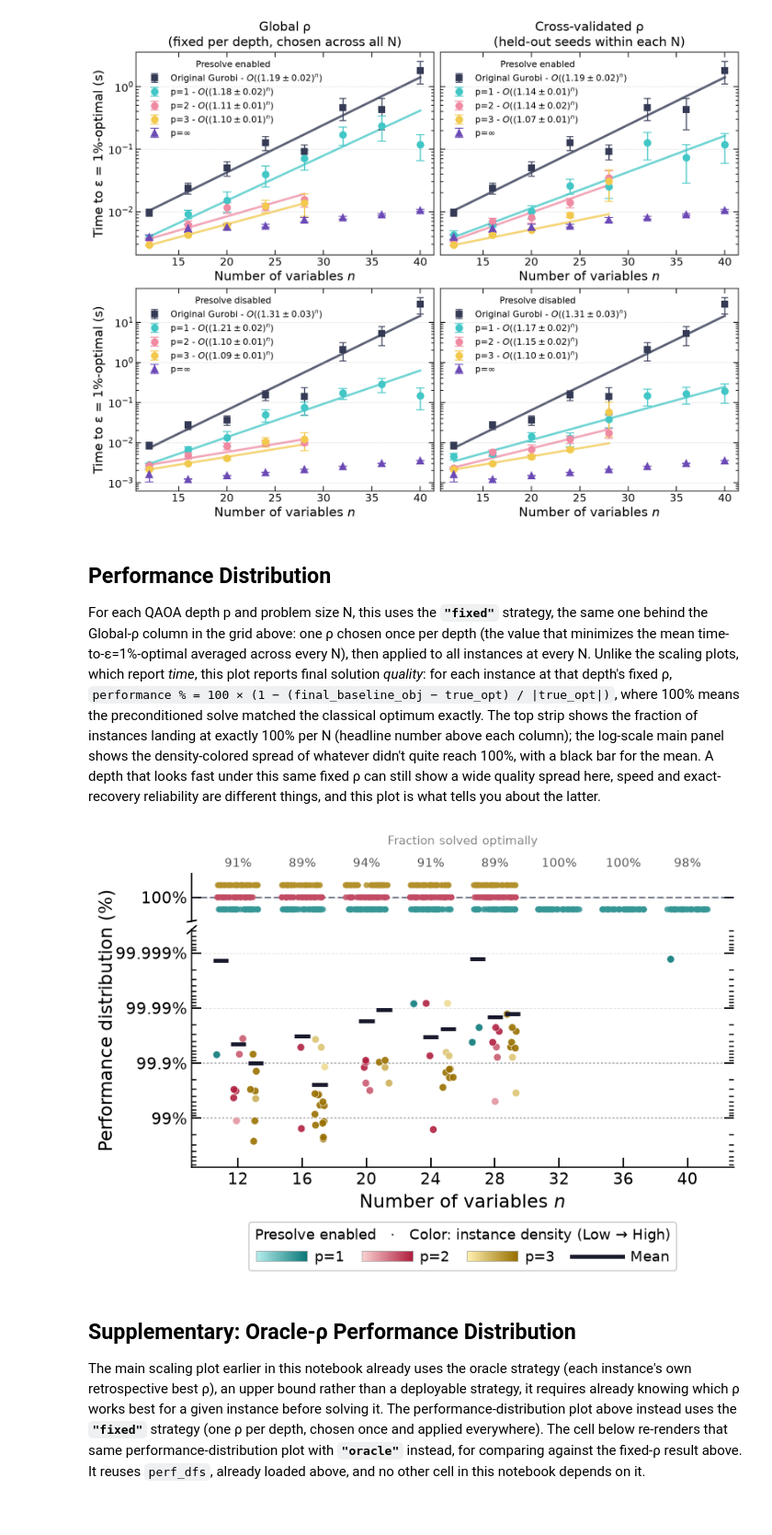
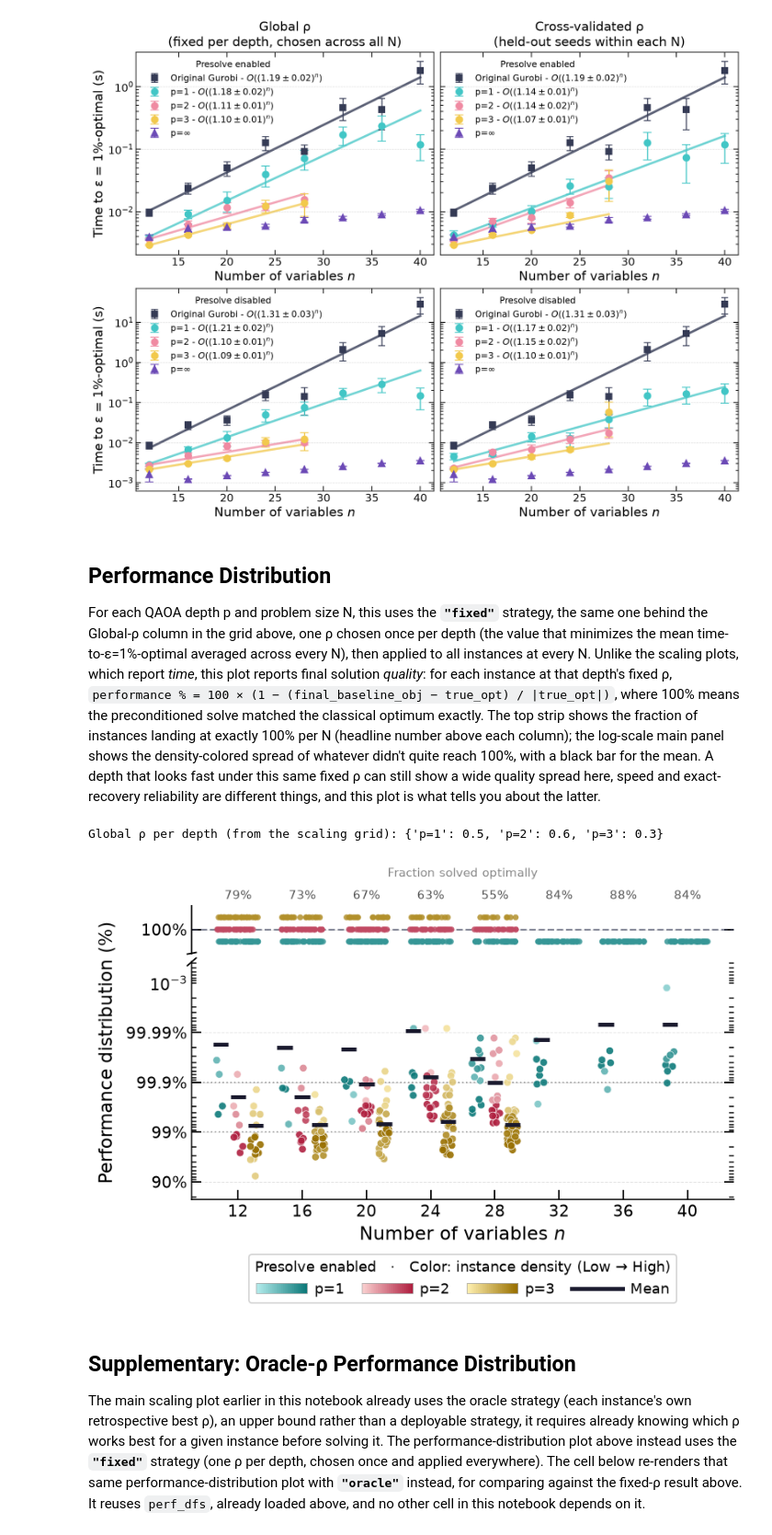
Before and after one commit to SECQUOIA/Quantum_Preconditioning_Constrained_Optimization, a Jupyter notebook: notebooks/analysis.ipynb, the cells around one changed output. Shown at 92% size. Saved outputs shown, nothing was run; the diff lists cells and outputs as text; code cells hidden in the pictures.

```diff
--- a/notebooks/analysis.ipynb
+++ b/notebooks/analysis.ipynb
@@ -32,6 +32,7 @@ qutils = importlib.reload(qutils)
 
 PlotConfig = qutils.PlotConfig
 apply_plot_style = qutils.apply_plot_style
+compute_fixed_rho_by_depth = qutils.compute_fixed_rho_by_depth
 compute_hit_time_plot_limits = qutils.compute_hit_time_plot_limits
 load_family_comparison_data = qutils.load_family_comparison_data
 load_family_comparison_trajectory_data = qutils.load_family_comparison_trajectory_data
@@ -392,7 +393,7 @@ plt.show()
 ## Performance Distribution
 
 For each QAOA depth p and problem size N, this uses the **`"fixed"`**
-strategy, the same one behind the Global-ρ column in the grid above: one ρ
+strategy, the same one behind the Global-ρ column in the grid above, one ρ
 chosen once per depth (the value that minimizes the mean time-to-ε=1%-optimal
 averaged across every N), then applied to all instances at every N. Unlike
 the scaling plots, which report *time*, this plot reports final solution
@@ -408,21 +409,39 @@ this plot is what tells you about the latter.
 # %%
 # Build per-p DataFrames for the performance distribution plot
 perf_dfs = {}
 for _p in QUANTUM_LAYERS:
     _frames = []
     for _n in QUANTUM_SCALING_SIZES:
         _fname = RESULTS_DIR / f"N={_n}_layers={_p}_presolve_{'on' if PRESOLVE else 'off'}.csv"
         try:
             _frames.append(pd.read_csv(_fname))
         except FileNotFoundError:
             pass
     if _frames:
         perf_dfs[f"p={_p}"] = pd.concat(_frames, ignore_index=True)
 
-fig_perf = plot_performance_distribution(perf_dfs, presolve=PRESOLVE)
+# Reuse the grid's own Global-ρ selection (hit-time-minimizing) rather than
+# letting plot_performance_distribution re-select ρ against a different
+# quantity (final-quality degradation) -- the two selections can and do
+# differ per depth, so this keeps the "same fixed ρ as the scaling grid"
+# claim in the markdown above actually true.
+_rho_by_depth = compute_fixed_rho_by_depth(
+    summary_df=quantum_grid_combined_df,
+    traj_df=quantum_grid_combined_traj_df,
+    layers_list=QUANTUM_LAYERS,
+    presolve=PRESOLVE,
+    eps_threshold=EPS_THRESHOLD,
+)
+fixed_rho_by_label = {f"p={int(_p)}": _rho for _p, _rho in _rho_by_depth.items()}
+print(f"Global ρ per depth (from the scaling grid): {fixed_rho_by_label}")
+
+fig_perf = plot_performance_distribution(
+    perf_dfs, presolve=PRESOLVE, fixed_rho_by_label=fixed_rho_by_label,
+)
 plt.show()
 # %% [output]
+Global ρ per depth (from the scaling grid): {'p=1': 0.5, 'p=2': 0.6, 'p=3': 0.3}
-[figure, old version]
+[figure, new version]
 # %% [markdown]
 ## Supplementary: Oracle-ρ Performance Distribution
 
```
Also changed, not shown: parts of 2 cells of this notebook, 3 other files.
